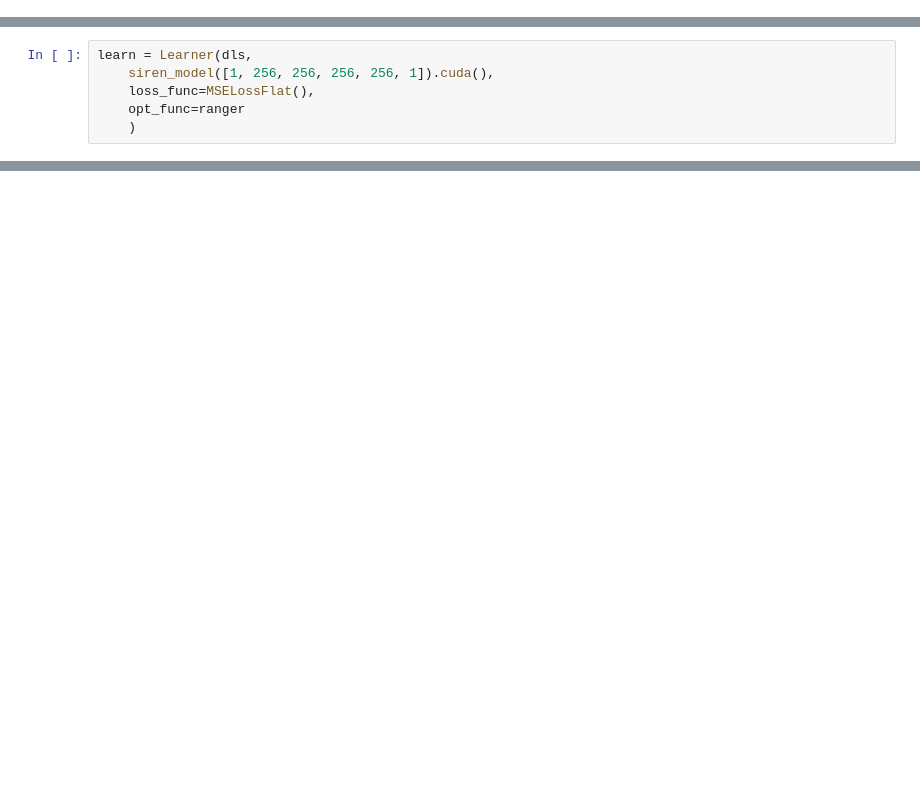
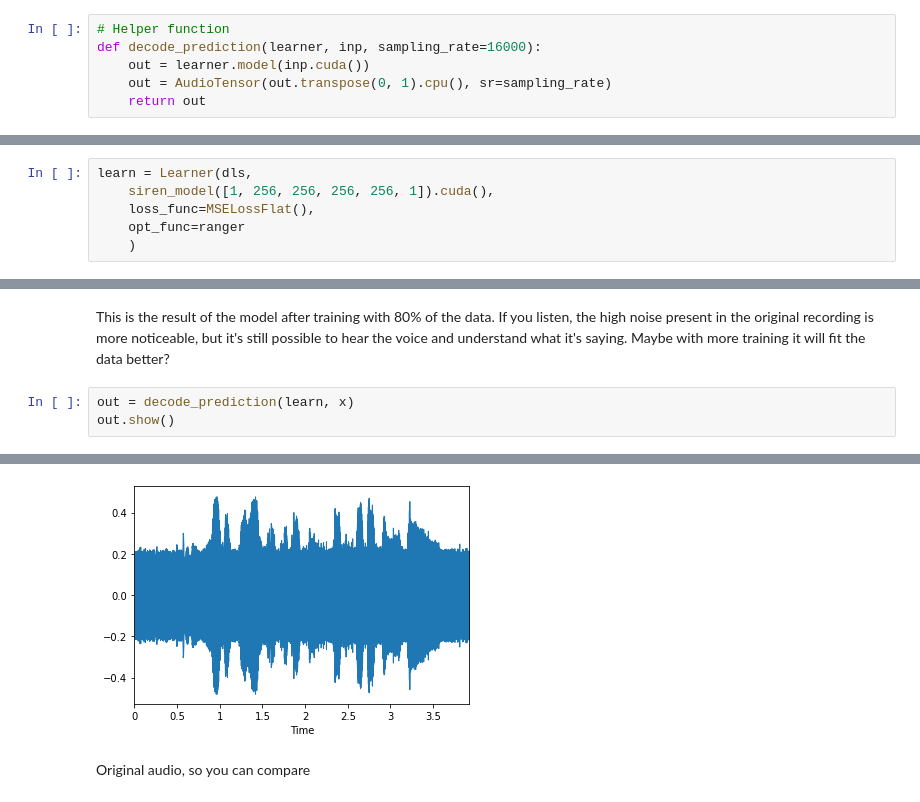
Before and after one commit to scart97/Siren-fastai2, a Jupyter notebook: Siren_audio.ipynb, the cells around one changed output, grey strips where cells are left out. Cells and saved outputs as stored; diff of their text form; blank space fills up the shorter version.

Commit message:
Updated audio notebook with more comments

```diff
--- a/Siren_audio.ipynb
+++ b/Siren_audio.ipynb
@@ -2,3 +2,9 @@
 from fastai2.vision.all import *
 from fastai2_audio.all import *
 from siren import siren_model
+# %%
+# Helper function
+def decode_prediction(learner, inp, sampling_rate=16000):
+    out = learner.model(inp.cuda())
+    out = AudioTensor(out.transpose(0, 1).cpu(), sr=sampling_rate)
+    return out
@@ -75,0 +113,6 @@ audio.show()
+# %% [markdown]
+This is the result of the model after training with 80% of the data. If you listen, the high noise present in the original recording is more noticeable, but it's still possible to hear the voice and understand what it's saying. Maybe with more training it will fit the data better?
+# %%
+out = decode_prediction(learn, x)
+out.show()
+# %% [output]
@@ -75,0 +120,3 @@ audio.show()
+[figure, added]
+# %% [markdown]
+Original audio, so you can compare
```
Also changed, not shown: parts of 20 cells of this notebook, 1 other file.
